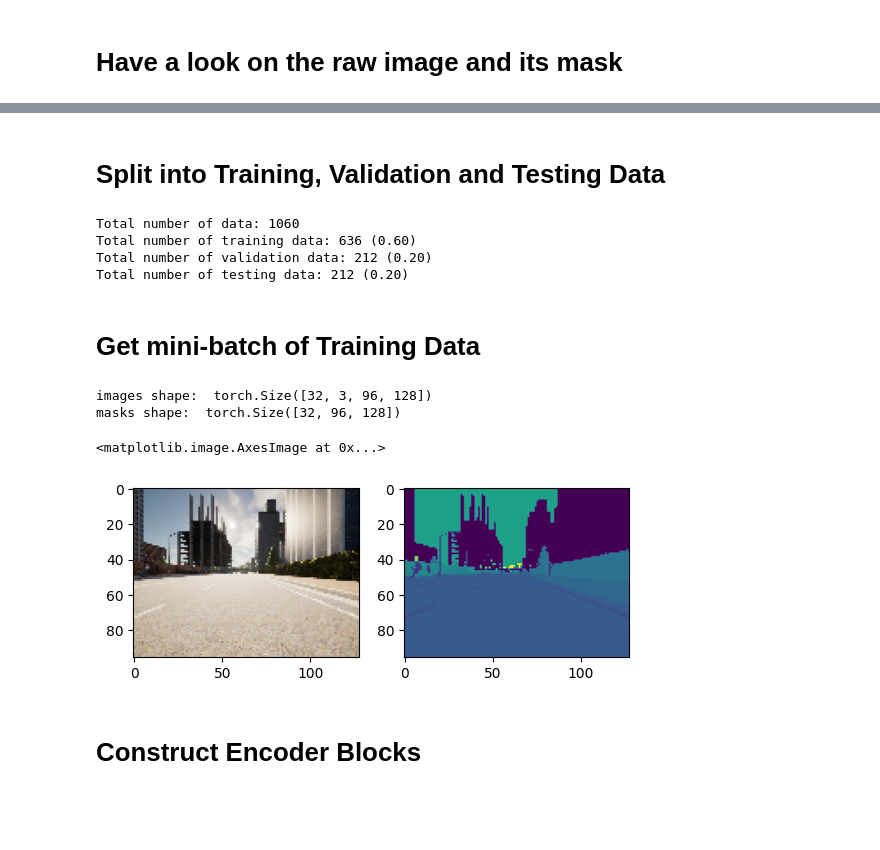
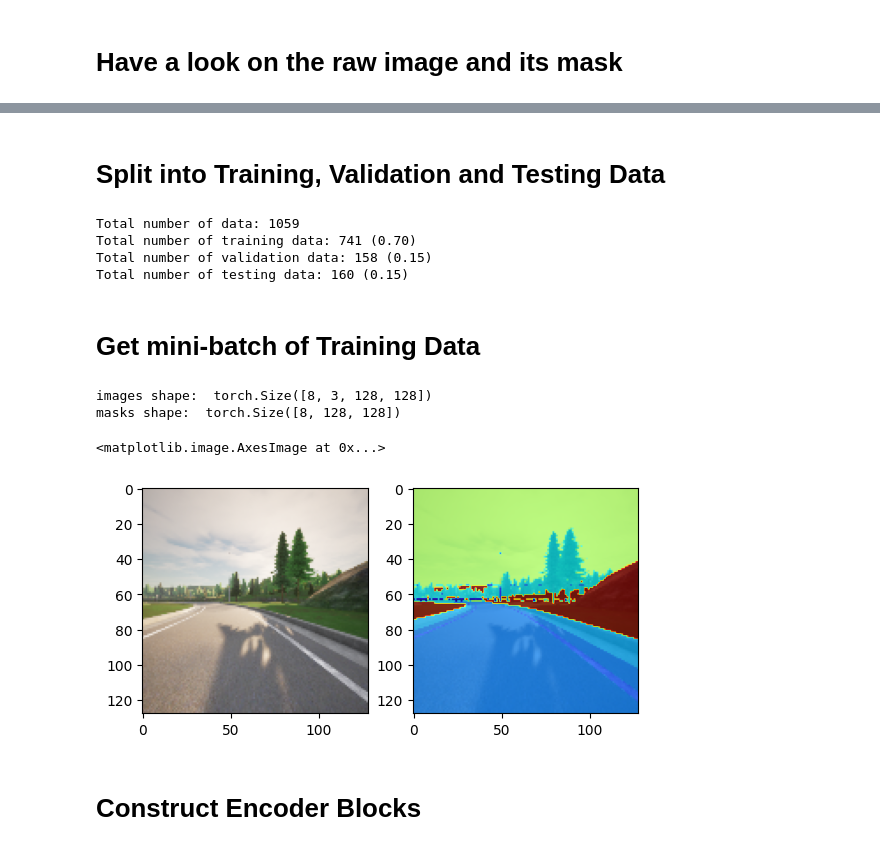
Before and after one commit to ryanyu512/machine_learning, a Jupyter notebook: supervised_learning/unet/Image_Segmentation.ipynb, the cells around one changed output, grey strips where cells are left out. Cells and saved outputs as stored; diff of their text form; code cells hidden in the pictures; blank space fills up the shorter version.

```diff
--- a/supervised_learning/unet/Image_Segmentation.ipynb
+++ b/supervised_learning/unet/Image_Segmentation.ipynb
@@ -68,18 +83,16 @@ def load_data(img_list, msk_list, new_h, new_w, augs):
         img = plt.imread(img_list[i])
         img = img[:,:,0:3]
         msk = plt.imread(msk_list[i])
-        msk = msk[:, :, 0]*255
+        msk = msk[:,:,0]
         img = cv2.resize(img, (new_w, new_h))
         msk = cv2.resize(msk, (new_w, new_h))
 
         img = augs(img)
-        #msk = torch.tensor(msk, dtype = torch.float)
-        msk = torch.tensor(msk)
-        #msk = msk.view((1, msk.shape[0], msk.shape[1]))
-        data_list[i] = (img, msk)
+        msk = augs(msk)*255
+        data_list[i] = [img, msk[0,:,:]]
 
     return data_list
 
-data_list = load_data(img_list, msk_list, 96, 128, train_augs)
+data_list = load_data(img_list, msk_list, IMG_H, IMG_W, train_augs)
 # %%
 fig, ax = plt.subplots(1, 2)
@@ -94,2 +108,0 @@ ax[1].imshow(msk)
-# %% [markdown]
-# Split into Training, Validation and Testing Data
@@ -147,18 +109,2 @@ def split_ids(data, train=.7, valid=0.1, test=0.2, seed = 0):
-# %%
-train_data, valid_data, test_data = split_ids(data_list, train = 0.6, valid = 0.2, test = 0.2)
-
-#check if the training and validation dataset are in correct proportion
-N_data  = len(data_list)
-N_train = len(train_data)
-N_valid = len(valid_data)
-N_test  = len(test_data)
-
-print(f'Total number of data: {N_data}')
-print(f'Total number of training data: {N_train} ({N_train/N_data :.2f})')
-print(f'Total number of validation data: {N_valid} ({N_valid/N_data :.2f})')
-print(f'Total number of testing data: {N_test} ({N_test/N_data :.2f})')
-# %% [output]
-Total number of data: 1060
-Total number of training data: 636 (0.60)
-Total number of validation data: 212 (0.20)
-Total number of testing data: 212 (0.20)
+# %% [markdown]
+# Split into Training, Validation and Testing Data
@@ -165,24 +162,45 @@ Total number of testing data: 212 (0.20)
+# %%
+train_data, valid_data, test_data = split_ids(data_list, train = 0.7, valid = 0.15, test = 0.15)
+
+#check if the training and validation dataset are in correct proportion
+N_data  = len(data_list)
+N_train = len(train_data)
+N_valid = len(valid_data)
+N_test  = len(test_data)
+
+print(f'Total number of data: {N_data}')
+print(f'Total number of training data: {N_train} ({N_train/N_data :.2f})')
+print(f'Total number of validation data: {N_valid} ({N_valid/N_data :.2f})')
+print(f'Total number of testing data: {N_test} ({N_test/N_data :.2f})')
+# %% [output]
+Total number of data: 1059
+Total number of training data: 741 (0.70)
+Total number of validation data: 158 (0.15)
+Total number of testing data: 160 (0.15)
 # %% [markdown]
 # Get mini-batch of Training Data
 # %%
 trainloader = DataLoader(train_data, batch_size = BATCH_SIZE, shuffle = True)
 validloader = DataLoader(valid_data, batch_size = BATCH_SIZE, shuffle = False)
 testloader = DataLoader(test_data, batch_size = BATCH_SIZE, shuffle = False)
+
+data_iter = iter(trainloader)
 # %%
-train_iter = iter(trainloader)
-images, masks = next(train_iter)
+images, masks = next(data_iter)
 
 print('images shape: ', images.shape)
 print('masks shape: ', masks.shape)
 
 fig, ax = plt.subplots(1, 2)
 ax[0].imshow(images[0].permute(1,2,0))
-ax[1].imshow(masks[0])
+
+ax[1].imshow(images[0].permute(1,2,0))
+ax[1].imshow(masks[0,:,:], cmap = 'jet', alpha = 0.7)
 # %% [output]
-images shape:  torch.Size([32, 3, 96, 128])
-masks shape:  torch.Size([32, 96, 128])
+images shape:  torch.Size([8, 3, 128, 128])
+masks shape:  torch.Size([8, 128, 128])
 <matplotlib.image.AxesImage at 0x...>
-[figure, old version]
+[figure, new version]
 # %% [markdown]
 # Construct Encoder Blocks
 # %%
```
Also changed, not shown: parts of 24 cells of this notebook, 1 other file.
